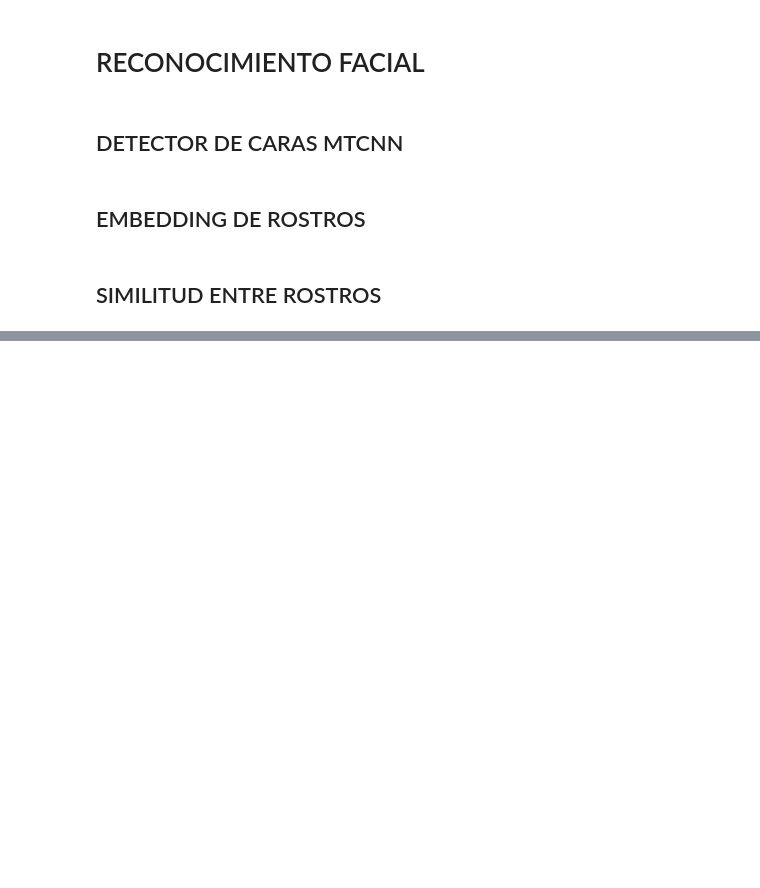
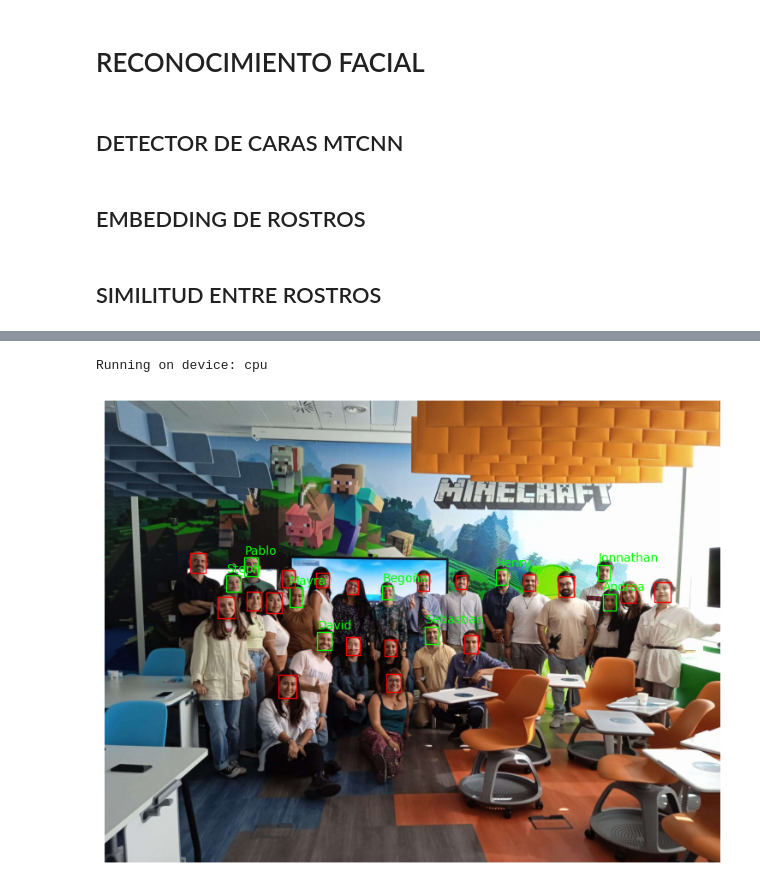
Before and after one commit to Factoria-F5-AI-Bootcamp-1-Edicion/EQUIPO_5_RF, a Jupyter notebook: PROYECTO_CV.ipynb, the cells around one changed output, grey strips where cells are left out. Saved outputs shown, nothing was run; the diff lists cells and outputs as text; code cells hidden in the pictures; blank space fills up the shorter version.

```diff
--- a/PROYECTO_CV.ipynb
+++ b/PROYECTO_CV.ipynb
@@ -828,25 +839,28 @@ dic_referencia = crear_diccionario_referencias(
 # %%
 # Reconocimiento en imágenes
 # ==============================================================================
 # Detectar si se dispone de GPU cuda
 device = torch.device('cuda:0' if torch.cuda.is_available() else 'cpu')
 print(F'Running on device: {device}')
 
 # Identificar las personas en la imagen
 fig, ax = plt.subplots(figsize=(12, 7))
 imagen = Image.open('/sysroot/home/andreasandoval/Documentos/BOOTCAMP_F5/RecoFacial/EQUIPO_5_RF/Images/Foto_grupal_2.jpg')
 
 pipeline_deteccion_imagen(
     imagen = imagen,
     dic_referencia        = dic_referencia,
     min_face_size         = 20,
     thresholds            = [0.6, 0.7, 0.7],
     min_confidence        = 0.5,
-    threshold_similaridad = 0.4,
+    threshold_similaridad = 0.5,
     device                = device,
     ax                    = ax,
     verbose               = False
 )
+# %% [output]
+Running on device: cpu
+[figure, added]
 # %%
 # Reconocimiento por webcam
 # ==============================================================================
```
Also changed, not shown: parts of 2 cells of this notebook.
